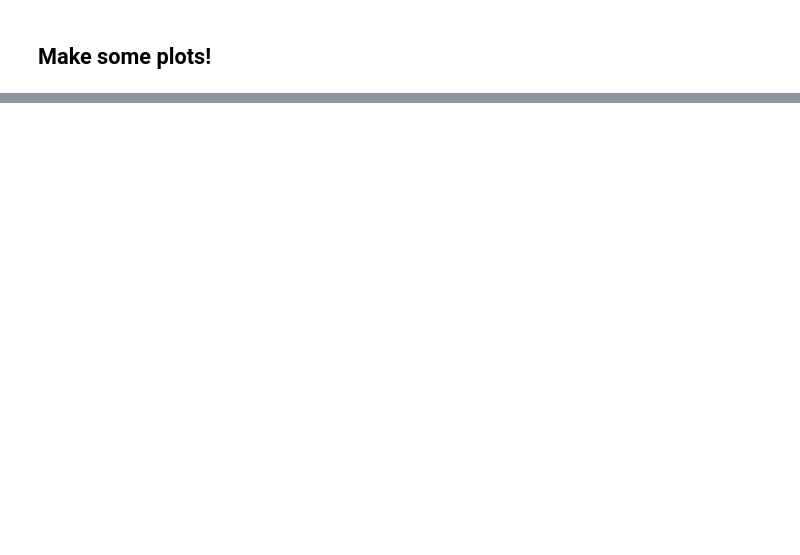
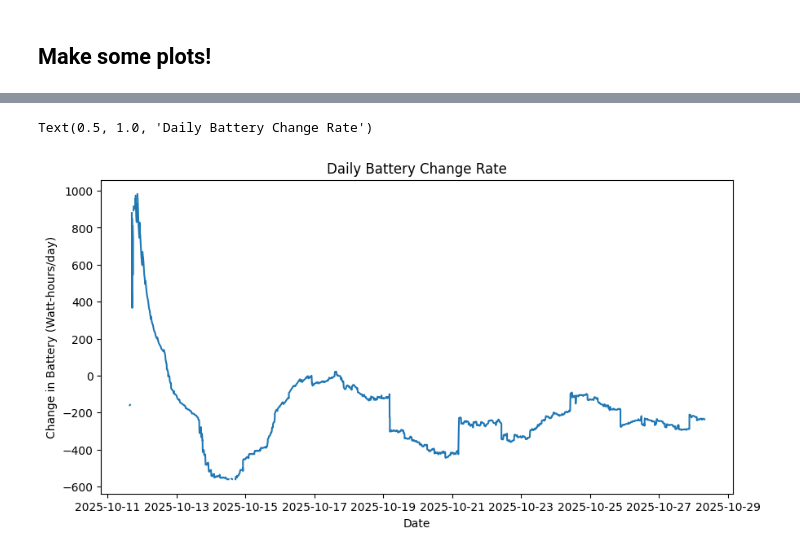
Before and after one commit to JGradone/Topics-Sentinel, a Jupyter notebook: Redwing_Real_Time.ipynb, the cells around one changed output, grey strips where cells are left out. Cells and saved outputs as stored; diff of their text form; code cells hidden in the pictures; blank space fills up the shorter version.

```diff
--- a/Redwing_Real_Time.ipynb
+++ b/Redwing_Real_Time.ipynb
@@ -153,0 +166,29 @@ Text(0.5, 0, 'Time')
+# %%
+# Smooth battery over 2 hours
+test['battery_smooth'] = test['m_battery_watt_hours_remaining'].rolling('24h').mean()
+
+# Compute the derivative (rate of change per second)
+test['battery_rate_per_s'] = test['battery_smooth'].diff() / test.index.to_series().diff().dt.total_seconds()
+
+# Convert to rate per day (multiply by number of seconds per day)
+test['battery_rate_per_day'] = test['battery_rate_per_s'] * 86400
+
+# Optionally smooth again or downsample daily
+#daily_rate = test['battery_rate_per_day'].resample('1D').mean()
+
+test['battery_rate_per_day_smooth'] = test['battery_rate_per_day'].rolling('48h').mean()
+
+q_low = test['battery_rate_per_day_smooth'].quantile(0.01)
+q_high = test['battery_rate_per_day_smooth'].quantile(0.99)
+test.loc[(test['battery_rate_per_day_smooth'] < q_low) | (test['battery_rate_per_day_smooth'] > q_high), 'battery_rate_per_day_smooth'] = np.nan
+
+
+# Plot
+plt.figure(figsize=(10,5))
+plt.plot(test.index, test.battery_rate_per_day_smooth)
+plt.ylabel('Change in Battery (Watt-hours/day)')
+plt.xlabel('Date')
+plt.title('Daily Battery Change Rate')
+# %% [output]
+Text(0.5, 1.0, 'Daily Battery Change Rate')
+[figure, added]
```
Also changed, not shown: parts of 8 cells of this notebook.
